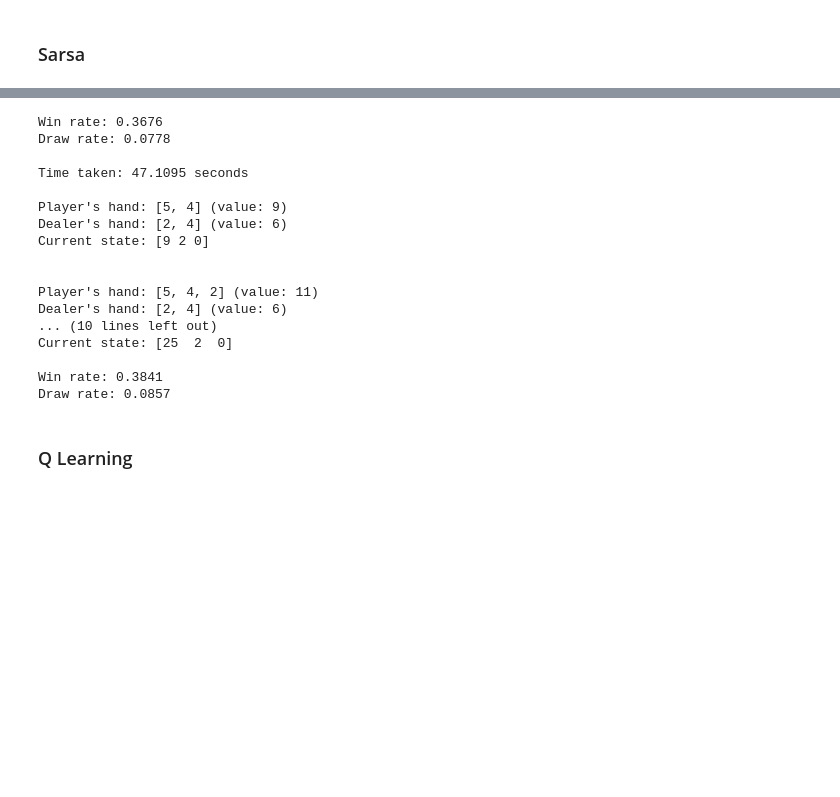
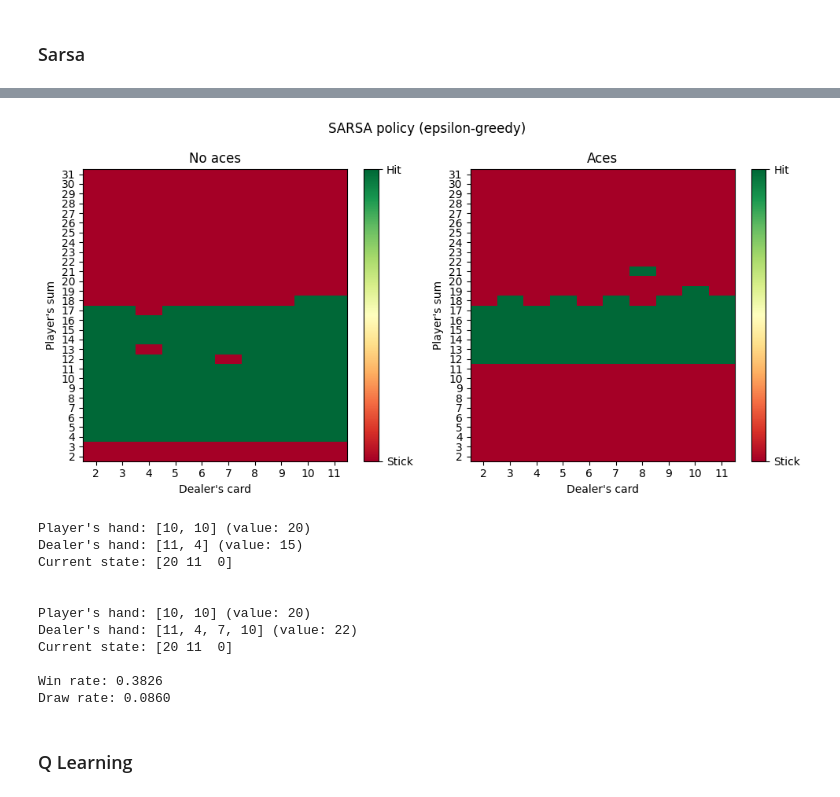
Before and after one commit to ThomasLEMERCIER/BlackJack-RL, a Jupyter notebook: experiments.ipynb, the cells around one changed output, grey strips where cells are left out. Saved outputs shown, nothing was run; the diff lists cells and outputs as text; code cells hidden in the pictures; blank space fills up the shorter version.

```diff
--- a/experiments.ipynb
+++ b/experiments.ipynb
@@ -180,32 +171,21 @@ Draw rate: 0.0834
-# %%
-#epsilon greedy 0.2
-
-exploration = EpsilonGreedy(epsilon=0.2, decay=0.999999, seed=42)
-qlearning_parameters = SarsaParameters(num_states=get_num_states(env.observation_space), num_actions=env.action_space.n)
-agent = SarsaAgent(qlearning_parameters, exploration)
-
-main_sarsa(env, agent, n_episodes)
-
-policy = agent.get_policy()
-play_policy(env, agent, n_test_episodes)
-# %% [output]
-Win rate: 0.3676
-Draw rate: 0.0778
-
-Time taken: 47.1095 seconds
-
-Player's hand: [5, 4] (value: 9)
-Dealer's hand: [2, 4] (value: 6)
-Current state: [9 2 0]
-
-
-Player's hand: [5, 4, 2] (value: 11)
-Dealer's hand: [2, 4] (value: 6)
-... (10 lines left out)
-Current state: [25  2  0]
-
-Win rate: 0.3841
-Draw rate: 0.0857
+# %%
+policy = agent.get_policy()
+plot_policy_simple_blackjack(policy, env.observation_space, title="SARSA policy (epsilon-greedy)")
+
+play_policy(env, agent, n_test_episodes)
+# %% [output]
+[figure, added]
+Player's hand: [10, 10] (value: 20)
+Dealer's hand: [11, 4] (value: 15)
+Current state: [20 11  0]
+
+
+Player's hand: [10, 10] (value: 20)
+Dealer's hand: [11, 4, 7, 10] (value: 22)
+Current state: [20 11  0]
+
+Win rate: 0.3826
+Draw rate: 0.0860
 # %% [markdown]
 ### Q Learning
 # %%
```
Also changed, not shown: parts of 32 cells of this notebook, 1 other file.
